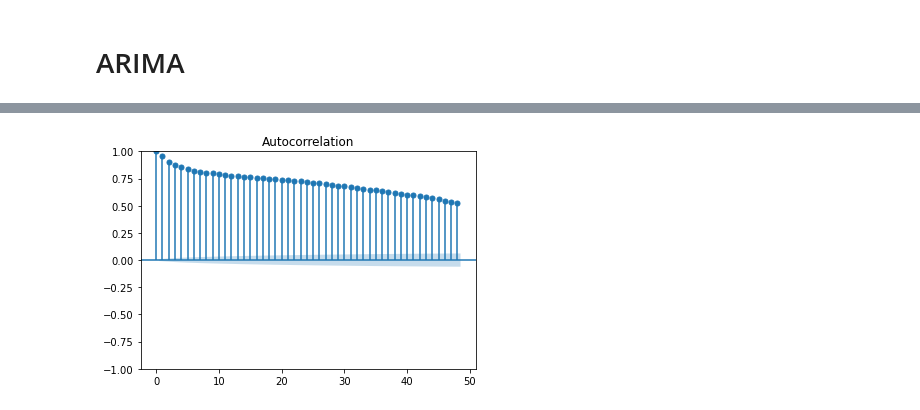
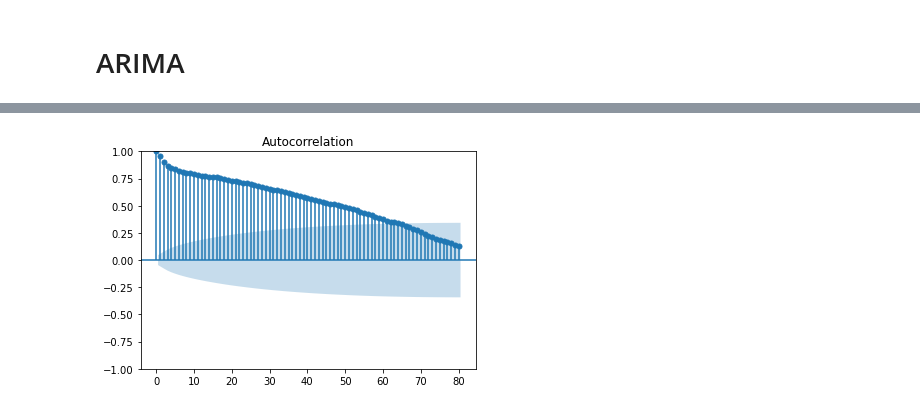
Before and after one commit to MariaDragoumi/Temperature_prediction, a Jupyter notebook: temperature_prediction_ARIMA.ipynb, the cells around one changed output, grey strips where cells are left out. Drawn from its saved outputs; the diff is of its cells as text; code cells hidden in the pictures.

```diff
--- a/temperature_prediction_ARIMA.ipynb
+++ b/temperature_prediction_ARIMA.ipynb
@@ -61,7 +61,7 @@ df.set_index(pd.to_datetime(df['DATE']), inplace= True)
 df.drop(['DATE'], axis=1, inplace=True)
 # %%
 df['T'] = df['TG']*0.1
-df.drop(['TG'], axis=1, inplace=True)
+df.drop(['TG','Q_TG'], axis=1, inplace=True)
 # %%
 df
 # %% [output]
@@ -113,14 +82,7 @@ after = after.groupby([after.index.month, after.index.day]).mean()
-# %%
-for date in missing_values.index:
-    df.loc[date,'T'] = round((before.loc[(date.month,date.day),'T']+
-                              after.loc[(date.month,date.day),'T'])/2,1)
-# %%
-# Quality coloumn is not needed any more
-df.drop(['Q_TG'], axis=1, inplace=True)
 # %% [markdown]
 # Train - Test Split
 # %%
-df_train = pd.DataFrame.copy(df.loc[:'2015-12-31'])
-df_test = pd.DataFrame.copy(df.loc['2016-01-01':])
+df_train = pd.DataFrame.copy(df.loc['2016-01-01':'2020-12-31']).asfreq('d')
+df_test = pd.DataFrame.copy(df.loc['2021-01-01':]).asfreq('d')
 # %% [markdown]
 # ARIMA
@@ -133,5 +103,5 @@ plot_pacf(df_train['T']);
 # %%
-plot_acf(df_train['T']);
+plot_acf(df_train['T'],lags=80);
 # %% [output]
-[figure, old version]
+[figure, new version]
 # %%
```
Also changed, not shown: parts of 31 cells of this notebook.
